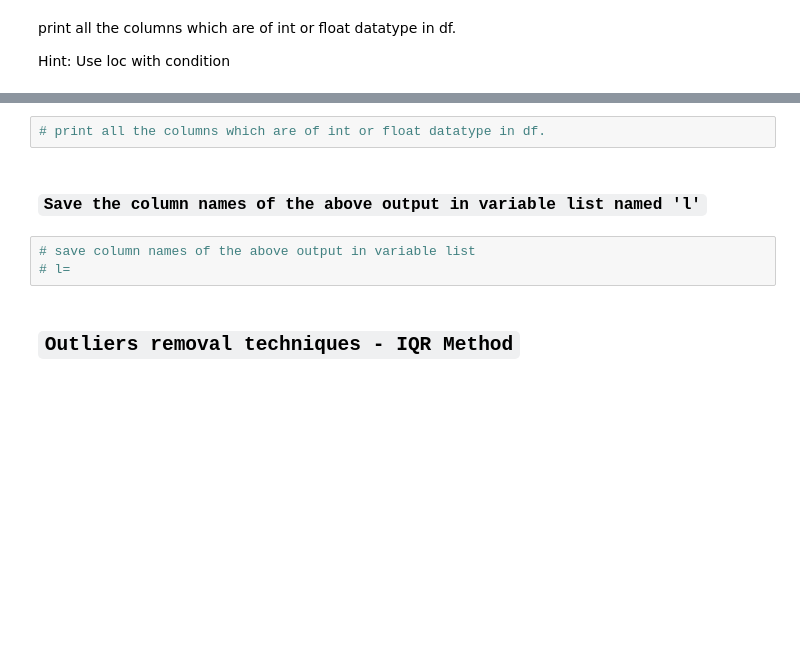
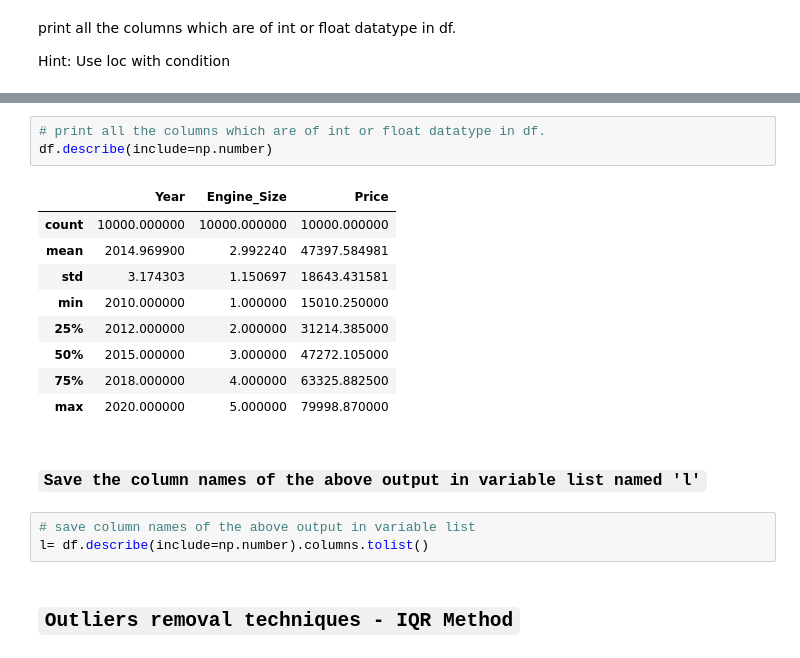
Before and after one commit to ravindrapal001/EDA-Assignment-Days-14, a Jupyter notebook: EDA_Assignment_Day_14.ipynb, the cells around one changed output, grey strips where cells are left out. Cells and saved outputs as stored; diff of their text form; blank space fills up the shorter version.

```diff
--- a/EDA_Assignment_Day_14.ipynb
+++ b/EDA_Assignment_Day_14.ipynb
@@ -168,10 +231,21 @@ Hint: Use loc with condition
 # %%
 # print all the columns which are of int or float datatype in df.
+df.describe(include=np.number)
+# %% [output]
+|  | Year | Engine_Size | Price |
+| count | 10000.000000 | 10000.000000 | 10000.000000 |
+| mean | 2014.969900 | 2.992240 | 47397.584981 |
+| std | 3.174303 | 1.150697 | 18643.431581 |
+| min | 2010.000000 | 1.000000 | 15010.250000 |
+| 25% | 2012.000000 | 2.000000 | 31214.385000 |
+| 50% | 2015.000000 | 3.000000 | 47272.105000 |
+| 75% | 2018.000000 | 4.000000 | 63325.882500 |
+| max | 2020.000000 | 5.000000 | 79998.870000 |
 # %% [markdown]
 ### `Save the column names of the above output in variable list named 'l'`
 # %%
 # save column names of the above output in variable list
-# l=
+l= df.describe(include=np.number).columns.tolist()
 # %% [markdown]
 ## **`Outliers removal techniques - IQR Method`**
 # %% [markdown]
```
Also changed, not shown: parts of 11 cells of this notebook.
